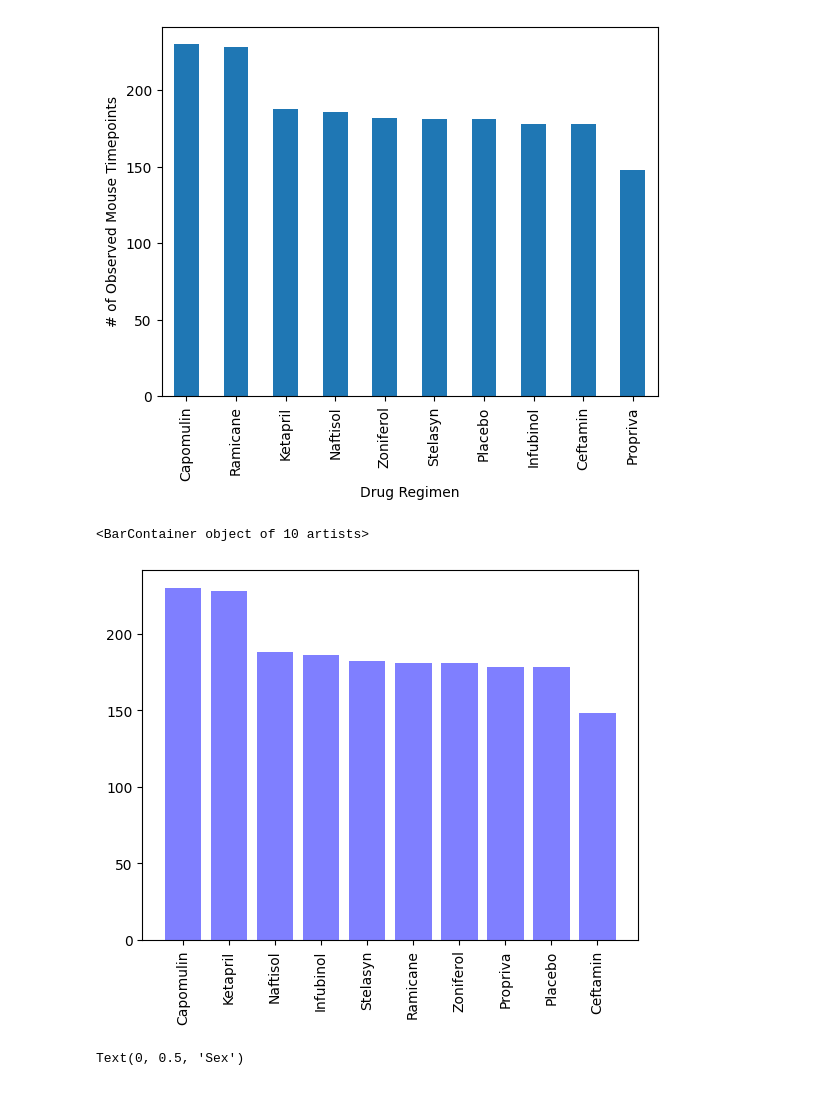
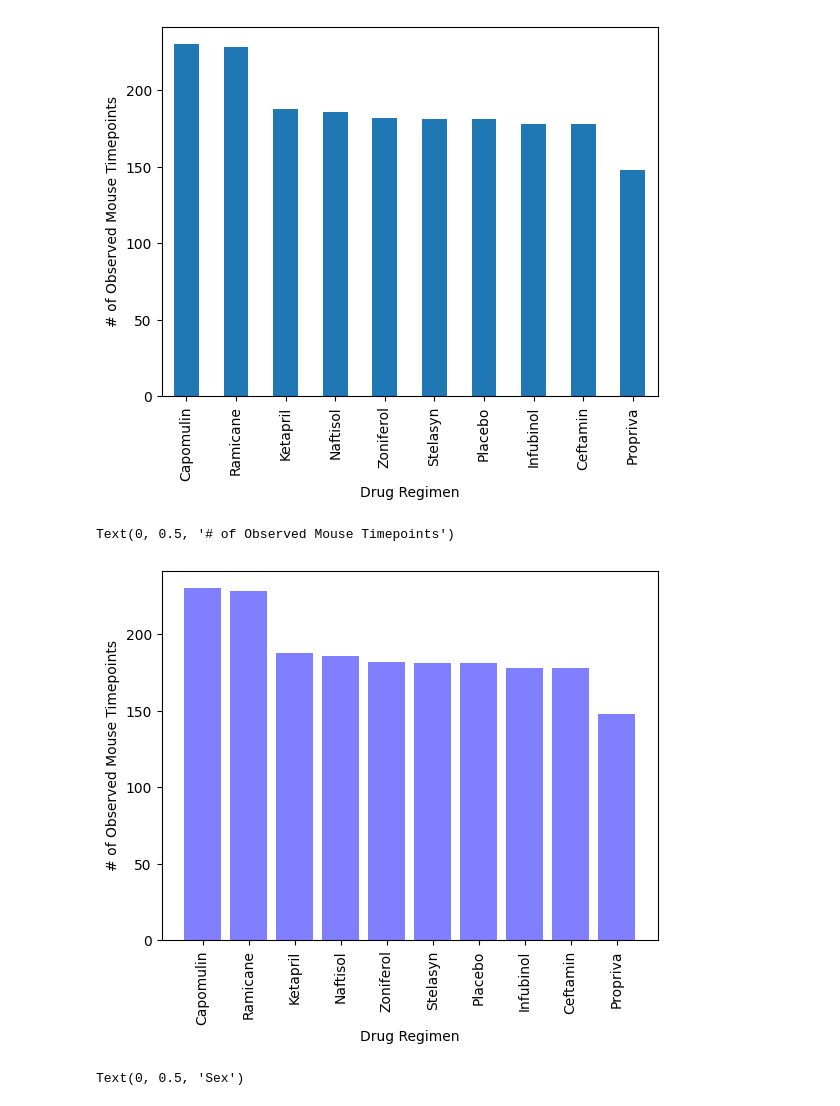
Before and after one commit to Mariomtz0713/matplotlib_challenge, a Jupyter notebook: Pymaceuticals/pymaceuticals_starter - Copy.ipynb, the cells around one changed output. Drawn from its saved outputs; the diff is of its cells as text; code cells hidden in the pictures.

```diff
--- a/Pymaceuticals/pymaceuticals_starter - Copy.ipynb
+++ b/Pymaceuticals/pymaceuticals_starter - Copy.ipynb
@@ -130,12 +129,14 @@ Text(0, 0.5, '# of Observed Mouse Timepoints')
 [figure]
 # %%
 # Generate a bar plot showing the total number of rows (Mouse ID/Timepoints) for each drug regimen using pyplot.
-drug_regimen_unique = complete_data_clean['Drug Regimen'].unique()
+drug_regimen_value_counts_index = drug_regimen_value_counts.index
 plt.xticks(rotation=90)
-plt.bar(drug_regimen_unique, drug_regimen_value_counts, color='b', alpha=0.5, align='center')
+plt.bar(drug_regimen_value_counts_index, drug_regimen_value_counts, color='b', alpha=0.5, align='center')
+plt.xlabel('Drug Regimen')
+plt.ylabel('# of Observed Mouse Timepoints')
 # %% [output]
-<BarContainer object of 10 artists>
+Text(0, 0.5, '# of Observed Mouse Timepoints')
-[figure, old version]
+[figure, new version]
 # %%
 # Generate a pie plot showing the distribution of female versus male mice using Pandas
 sex_value_counts = complete_data_clean['Sex'].value_counts()
```
Also changed, not shown: parts of 1 cell of this notebook.
